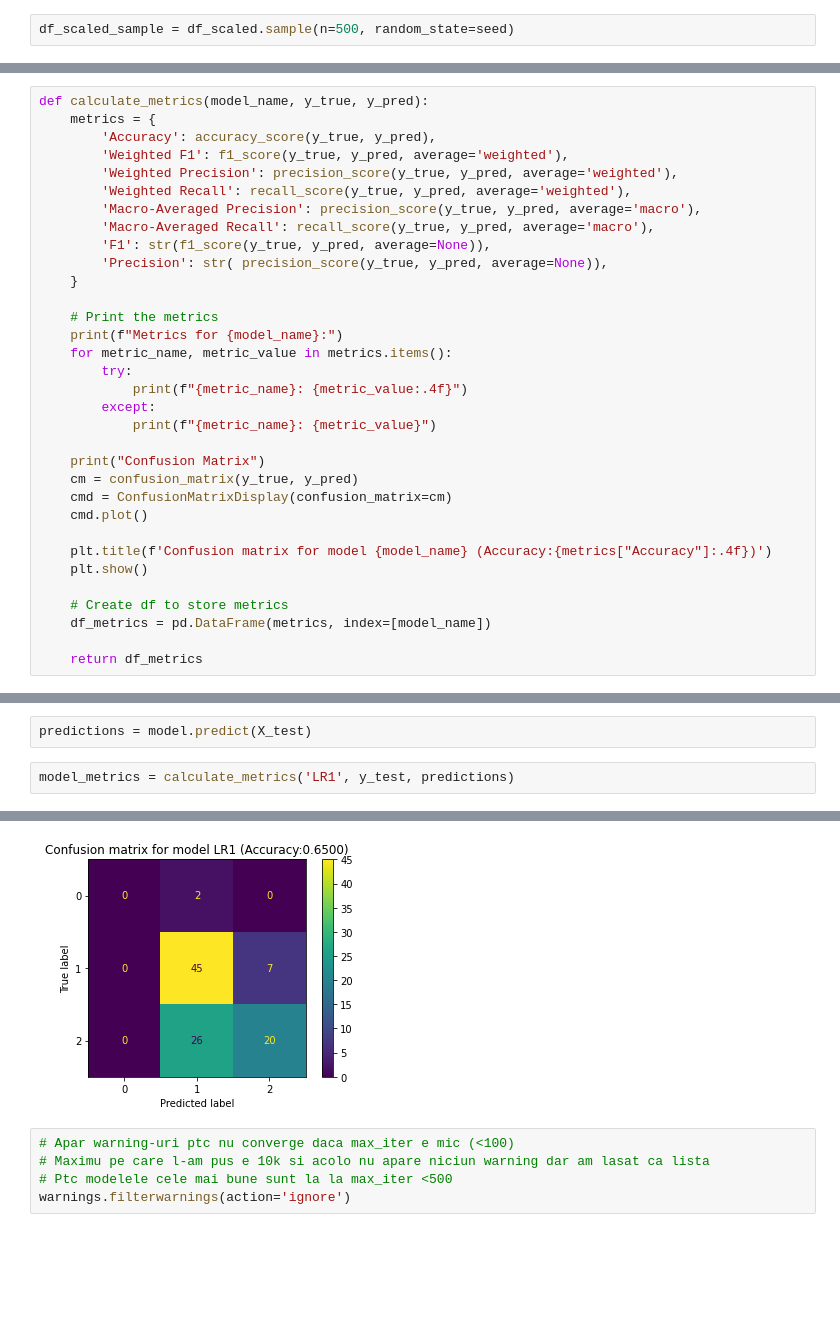
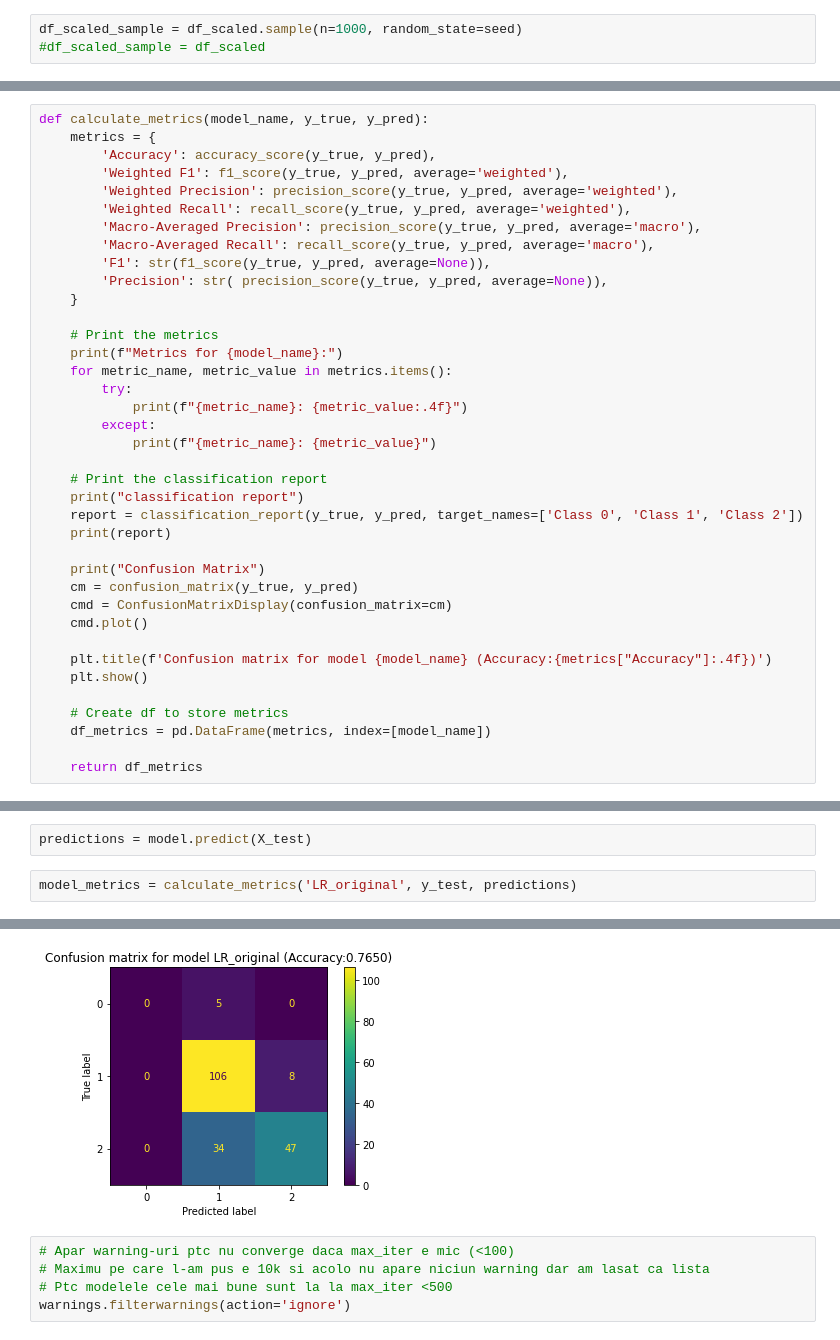
Before and after one commit to SoareCristi/BigData_MovieRatings, a Jupyter notebook: logistic_regression.ipynb, the cells around one changed output, grey strips where cells are left out. Saved outputs shown, nothing was run; the diff lists cells and outputs as text; blank space fills up the shorter version.

Commit message:
LR last version (with sampled data)

```diff
--- a/logistic_regression.ipynb
+++ b/logistic_regression.ipynb
@@ -27,7 +28,8 @@ df_scaled = pd.read_csv('CleanedData/dataset_preprocessed.csv')
 # %% [markdown]
 Take sample for (initial) tests
 # %%
-df_scaled_sample = df_scaled.sample(n=500, random_state=seed)
+df_scaled_sample = df_scaled.sample(n=1000, random_state=seed)
+#df_scaled_sample = df_scaled
 # %% [markdown]
 Train-Test Split
 # %%
@@ -60,6 +62,11 @@ def calculate_metrics(model_name, y_true, y_pred):
         except:
             print(f"{metric_name}: {metric_value}")
 
+    # Print the classification report
+    print("classification report")
+    report = classification_report(y_true, y_pred, target_names=['Class 0', 'Class 1', 'Class 2'])
+    print(report)
+
     print("Confusion Matrix")
     cm = confusion_matrix(y_true, y_pred)
     cmd = ConfusionMatrixDisplay(confusion_matrix=cm)
@@ -82,5 +89,5 @@ LogisticRegression(random_state=42)
 # %%
 predictions = model.predict(X_test)
 # %%
-model_metrics = calculate_metrics('LR1', y_test, predictions)
+model_metrics = calculate_metrics('LR_original', y_test, predictions)
 # %% [output]
@@ -96,5 +110,5 @@ Precision: [0.         0.61643836 0.74074074]
 Confusion Matrix
-[figure, old version]
+[figure, new version]
 # %%
 # Apar warning-uri ptc nu converge daca max_iter e mic (<100)
 # Maximu pe care l-am pus e 10k si acolo nu apare niciun warning dar am lasat ca lista
```
Also changed, not shown: parts of 22 cells of this notebook.
